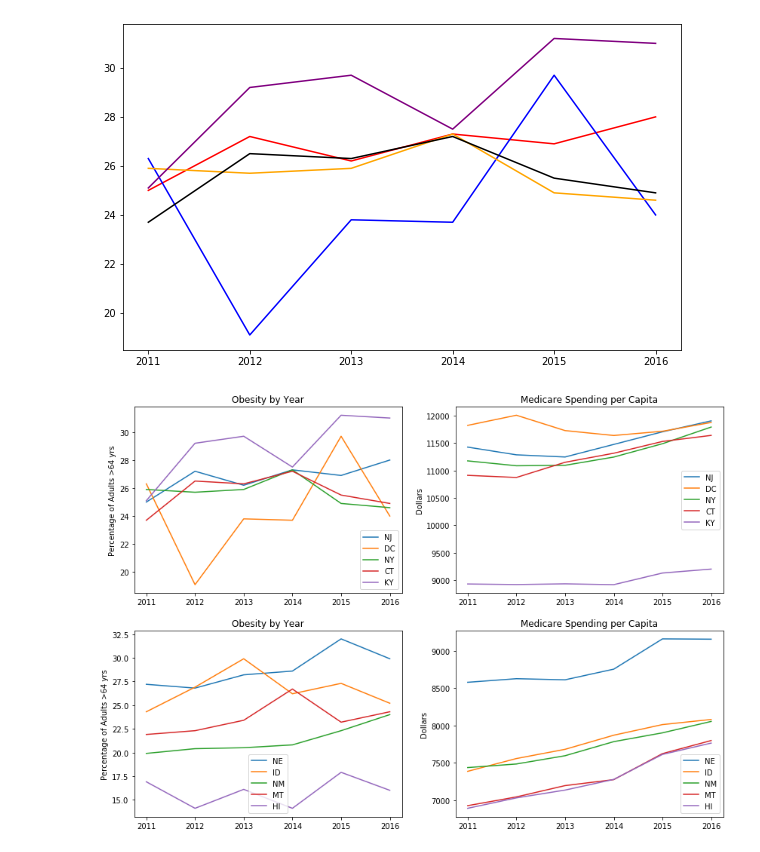
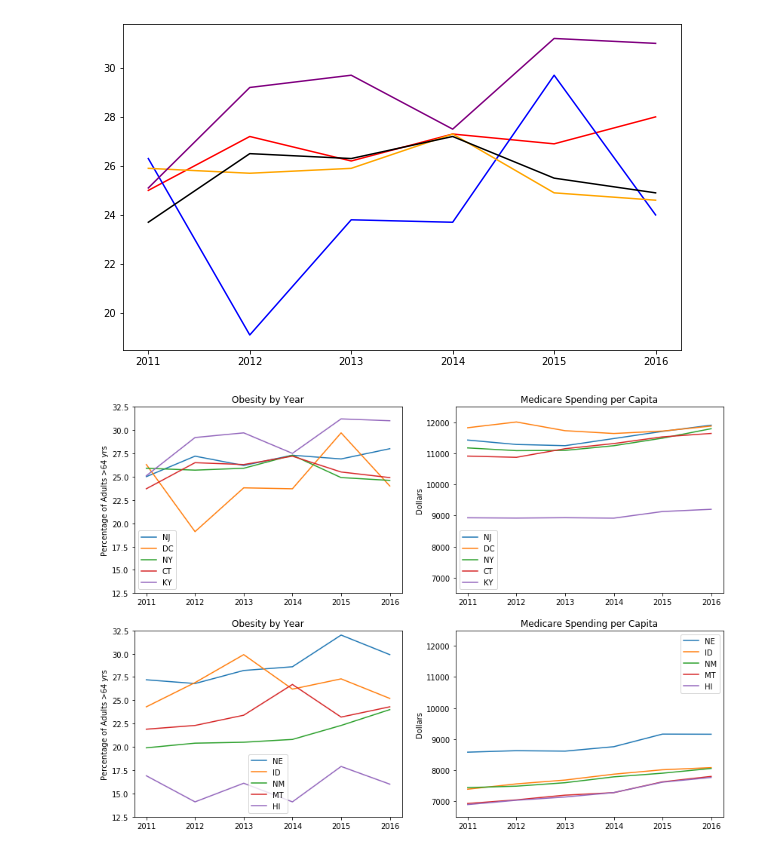
Before and after one commit to Rshn8411/project1, a Jupyter notebook: ObesityVsCost.ipynb, the cells around one changed output. Drawn from its saved outputs; the diff is of its cells as text; code cells hidden in the pictures.

Commit message:
updated four-graph figure with consistent y-lim

```diff
--- a/ObesityVsCost.ipynb
+++ b/ObesityVsCost.ipynb
@@ -190,32 +191,35 @@ axes1 = fig1.add_subplot(2,2,1)
 axes2 = fig1.add_subplot(2,2,2)
 axes3 = fig1.add_subplot(2,2,3)
 axes4 = fig1.add_subplot(2,2,4)
 
 #plotting for first axes (box 1)
 axes1.plot(merged_eastern)
 axes1.legend(merged_eastern.columns)
 axes1.set_ylabel("Percentage of Adults >64 yrs")
 axes1.set_title("Obesity by Year")
+axes1.set_ylim(bottom=12.5,top=32.5)
 
 #plotting for second axes (box 2)
 axes2.plot(eastern_states_cost)
 axes2.legend(eastern_states_cost.columns)
 axes2.set_ylabel("Dollars")
 axes2.set_title("Medicare Spending per Capita")
-#plt.show()
+axes2.set_ylim(bottom=6500,top=12500)
 
 #plotting for third axes (box 3)
 axes3.plot(merged_western)
 axes3.legend(merged_western.columns)
 axes3.set_ylabel("Percentage of Adults >64 yrs")
 axes3.set_title("Obesity by Year")
+axes3.set_ylim(bottom=12.5,top=32.5)
 
 #plotting for fourth axes (box 4)
 axes4.plot(western_states_cost)
 axes4.legend(western_states_cost.columns)
 axes4.set_ylabel("Dollars")
 axes4.set_title("Medicare Spending per Capita")
+axes4.set_ylim(bottom=6500,top=12500)
 
 fig1.savefig('Images/Obesity_vs_costpercap.png')
 # %% [output]
-[figure, old version]
+[figure, new version]
```
Also changed, not shown: parts of 1 cell of this notebook, 1 other file.
